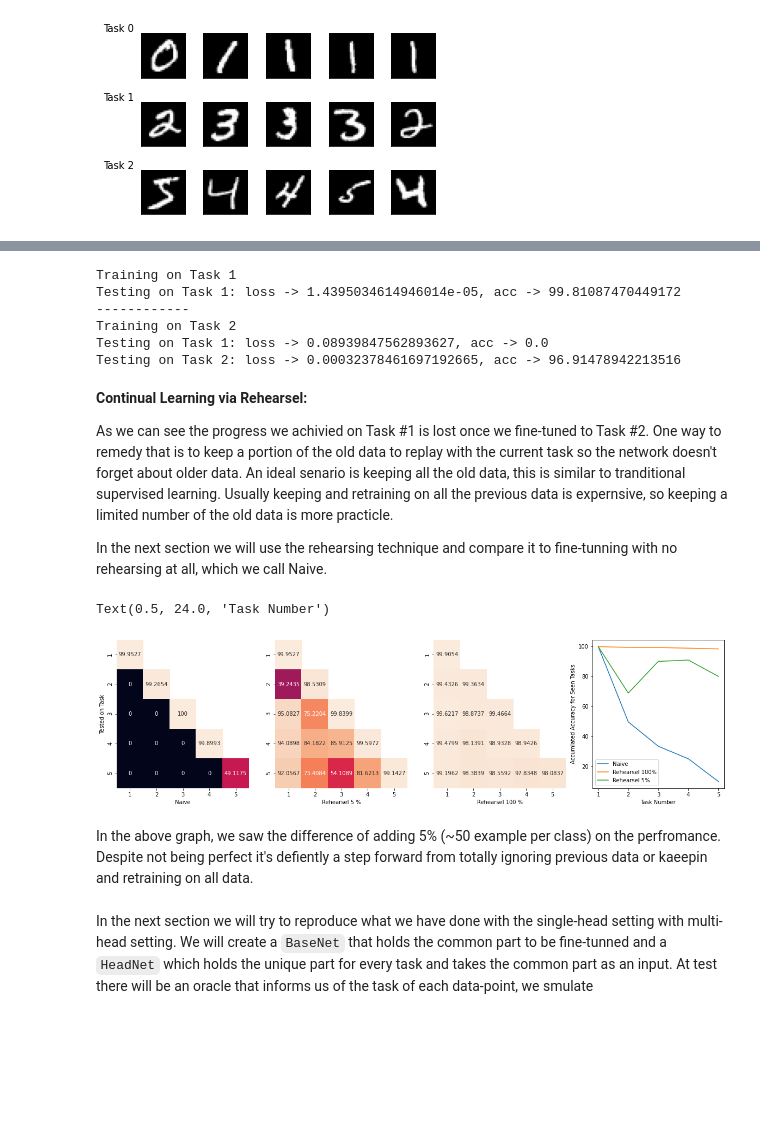
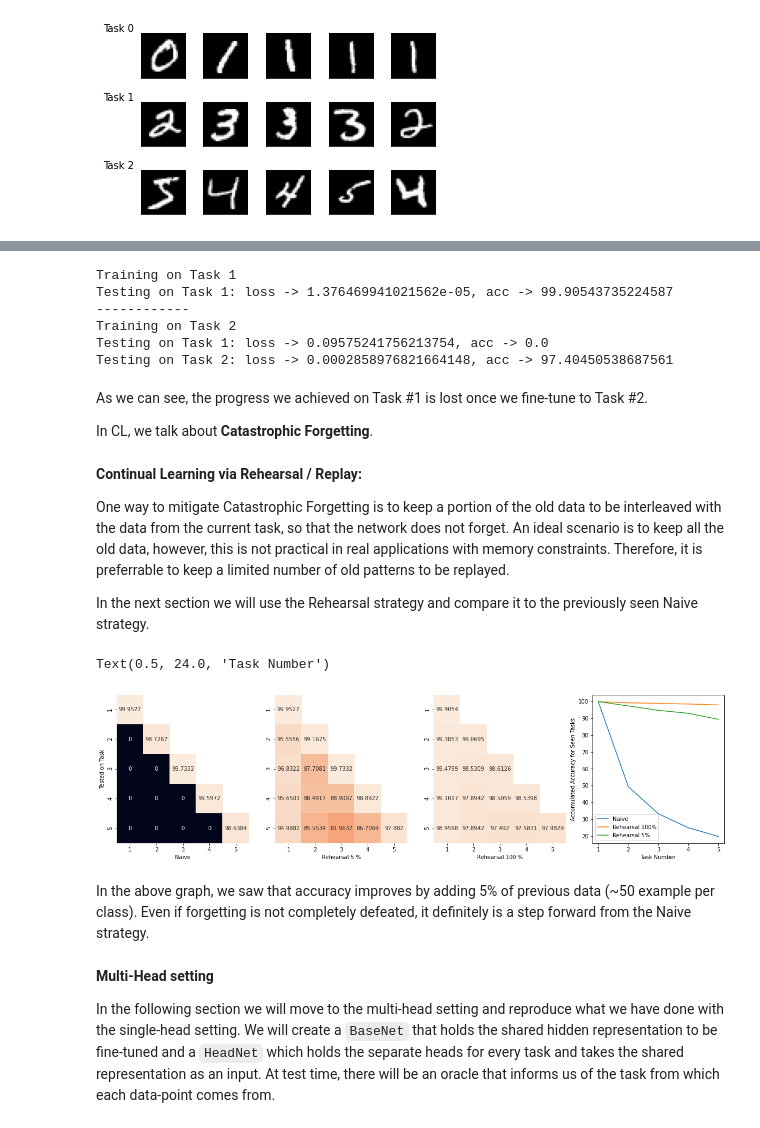
Before and after one commit to ContinualAI/colab, a Jupyter notebook: notebooks/CL_via_simple_rehearsal.ipynb, the cells around one changed output, grey strips where cells are left out. Saved outputs shown, nothing was run; the diff lists cells and outputs as text; code cells hidden in the pictures; blank space fills up the shorter version.

Commit message:
use MLP instead of Conv for baseline

```diff
--- a/notebooks/CL_via_simple_rehearsal.ipynb
+++ b/notebooks/CL_via_simple_rehearsal.ipynb
@@ -110,21 +120,18 @@ We will first explore continual learning and forgetting using single-head, then
 # %%
-# A basic CNN net
-class Net(nn.Module):
-  def __init__(self):
-    super(Net, self).__init__()
-    self.conv1 = nn.Conv2d(1, 10, kernel_size=5)
-    self.conv2 = nn.Conv2d(10, 20, kernel_size=5)
-    self.conv2_drop = nn.Dropout2d(0.5)
-    self.fc1 = nn.Linear(320, 50)
-    self.fc2 = nn.Linear(50, 10)
+# A basic feedforward net
+class FNet(nn.Module):
+  def __init__(self, hsize=[512, 200]):
+    super(FNet, self).__init__()
+
+    self.l1 = nn.Linear(784, hsize[0])
+    self.l2 = nn.Linear(hsize[0], hsize[1])
+    self.l3 = nn.Linear(hsize[1], 10)
 
   def forward(self, x):
-      x = F.relu(F.max_pool2d(self.conv1(x), 2))
-      x = F.relu(F.max_pool2d(self.conv2_drop(self.conv2(x)), 2))
-      x = x.view(-1, 320)
-      x = F.relu(self.fc1(x))
-      x = F.dropout(x, training=self.training)
-      x = self.fc2(x)
+      x = x.view(x.size(0), -1)
+      x = F.relu(self.l1(x))
+      x = F.relu(self.l2(x))
+      x = self.l3(x)
       return x
 # %%
 def train(model, device, x_train, t_train, optimizer, epochs=10, log_training=False):
@@ -166,5 +173,5 @@ We will the functions above to train on task 1 and fine-tune on task 2 and see h
 # %%
-model = Net().to(device)
+model = FNet().to(device)
 optimizer = optim.SGD(model.parameters(), lr=0.01, momentum=0.9)
 x_train_1, t_train_1, x_test_1, t_test_1 = task_data[0]
 x_train_2, t_train_2, x_test_2, t_test_2 = task_data[1]
@@ -185,17 +192,21 @@ loss, acc = test(model, device, x_test_2, t_test_2)
 print(f'Testing on Task 2: loss -> {loss}, acc -> {acc}')
 # %% [output]
 Training on Task 1
-Testing on Task 1: loss -> 1.4395034614946014e-05, acc -> 99.81087470449172
+Testing on Task 1: loss -> 1.376469941021562e-05, acc -> 99.90543735224587
 ------------
 Training on Task 2
-Testing on Task 1: loss -> 0.08939847562893627, acc -> 0.0
-Testing on Task 2: loss -> 0.00032378461697192665, acc -> 96.91478942213516
+Testing on Task 1: loss -> 0.09575241756213754, acc -> 0.0
+Testing on Task 2: loss -> 0.0002858976821664148, acc -> 97.40450538687561
+# %% [markdown]
+As we can see, the progress we achieved on Task #1 is lost once we fine-tune to Task #2.
+
+In CL, we talk about **Catastrophic Forgetting**.
 # %% [markdown]
-**Continual Learning via Rehearsel:**
+**Continual Learning via Rehearsal / Replay:**
 
-As we can see the progress we achivied on Task #1 is lost once we fine-tuned to Task #2. One way to remedy that is to keep a portion of the old data to replay with the current task so the network doesn't forget about older data. An ideal senario is keeping all the old data, this is similar to tranditional supervised learning. Usually keeping and retraining on all the previous data is expernsive, so keeping a limited number of the old data is more practicle.
+One way to mitigate Catastrophic Forgetting is to keep a portion of the old data to be interleaved with the data from the current task, so that the network does not forget. An ideal scenario is to keep all the old data, however, this is not practical in real applications with memory constraints. Therefore, it is preferrable to keep a limited number of old patterns to be replayed.
 
-In the next section we will use the rehearsing technique and compare it to fine-tunning with no rehearsing at all, which we call Naive.
+In the next section we will use the Rehearsal strategy and compare it to the previously seen Naive strategy.
 # %%
 # We will use this function to shuffle the union of old data with the new task data.
 def shuffle_in_unison(dataset, seed, in_place=False):
@@ -217,7 +228,7 @@ def shuffle_in_unison(dataset, seed, in_place=False):
 # we can use this function to train the model on all tasks for a percentage of
 # old data to rehearse. 0% means naive with expected catastrophic forgetting
 def train_singlehead(past_examples_percentage=0, epochs=15):
-  model = Net().to(device)
+  model = FNet().to(device)
   optimizer = optim.SGD(model.parameters(), lr=0.01, momentum=0.9)
   accs_fine_grid = []
   for i in range(tasks_num):
@@ -253,36 +264,36 @@ accs_rehearsal_5 = train_singlehead(0.05) # 5%, about 100 example per task
 # %%
 fig, axes = plt.subplots(1, 4, figsize=(20, 5))
 accs_fine_grid = np.array(accs_naive)
 nan_mask = np.isnan(accs_naive)
 
 sns.heatmap(accs_naive, vmin=0, vmax=100, mask=nan_mask, annot=True,fmt='g',
             yticklabels=range(1, 6), xticklabels=range(1, 6), ax=axes[0], cbar=False)
 sns.heatmap(accs_rehearsal_5, vmin=0, vmax=100, mask=nan_mask, annot=True,fmt='g',
             yticklabels=range(1, 6), xticklabels=range(1, 6), ax=axes[1], cbar=False)
 sns.heatmap(accs_rehearsal_all, vmin=0, vmax=100, mask=nan_mask, annot=True,  fmt='g',
             yticklabels=range(1, 6), xticklabels=range(1, 6), ax=axes[2], cbar=False)
 
 axes[0].set_ylabel('Trained on Task')
-# fig.text(0.42, 0, 'Tested on Task', ha='center')
 axes[0].set_ylabel('Tested on Task')
 
 axes[0].set_xlabel('Naive')
-axes[1].set_xlabel('Rehearsel 5 %')
-axes[2].set_xlabel('Rehearsel 100 %')
+axes[1].set_xlabel('Rehearsal 5 %')
+axes[2].set_xlabel('Rehearsal 100 %')
 
 
 axes[3].plot(range(1, 6), np.nanmean(accs_naive, axis=1))
 axes[3].plot(range(1, 6), np.nanmean(accs_rehearsal_all, axis=1))
 axes[3].plot(range(1, 6), np.nanmean(accs_rehearsal_5, axis=1))
-# axes[3].set_xticks([1, 2, 3, 4, 5])
-axes[3].legend(['Naive', 'Rehearsel 100%', 'Rehearsel 5%'])
-axes[3].set_ylabel('Accumlated Accuracy for Seen Tasks')
+axes[3].legend(['Naive', 'Rehearsal 100%', 'Rehearsal 5%'])
+axes[3].set_ylabel('Accumulated Accuracy for Seen Tasks')
 axes[3].set_xlabel('Task Number')
 # %% [output]
 Text(0.5, 24.0, 'Task Number')
-[figure, old version]
+[figure, new version]
 # %% [markdown]
-In the above graph, we saw the difference of adding 5% (~50 example per class) on the perfromance. Despite not being perfect it's defiently a step forward from totally ignoring previous data or kaeepin and retraining on all data.
+In the above graph, we saw that accuracy improves by adding 5% of previous data (~50 example per class). Even if forgetting is not completely defeated, it definitely is a step forward from the Naive strategy.
 # %% [markdown]
-In the next section we will try to reproduce what we have done with the single-head setting with multi-head setting. We will create a `BaseNet` that holds the common part to be fine-tunned and a `HeadNet` which holds the unique part for every task and takes the common part as an input. At test there will be an oracle that informs us of the task of each data-point, we smulate
+**Multi-Head setting**
+
+In the following section we will move to the multi-head setting and reproduce what we have done with the single-head setting. We will create a `BaseNet` that holds the shared hidden representation to be fine-tuned and a `HeadNet` which holds the separate heads for every task and takes the shared representation as an input. At test time, there will be an oracle that informs us of the task from which each data-point comes from.
 # %%
```
Also changed, not shown: parts of 13 cells of this notebook.
